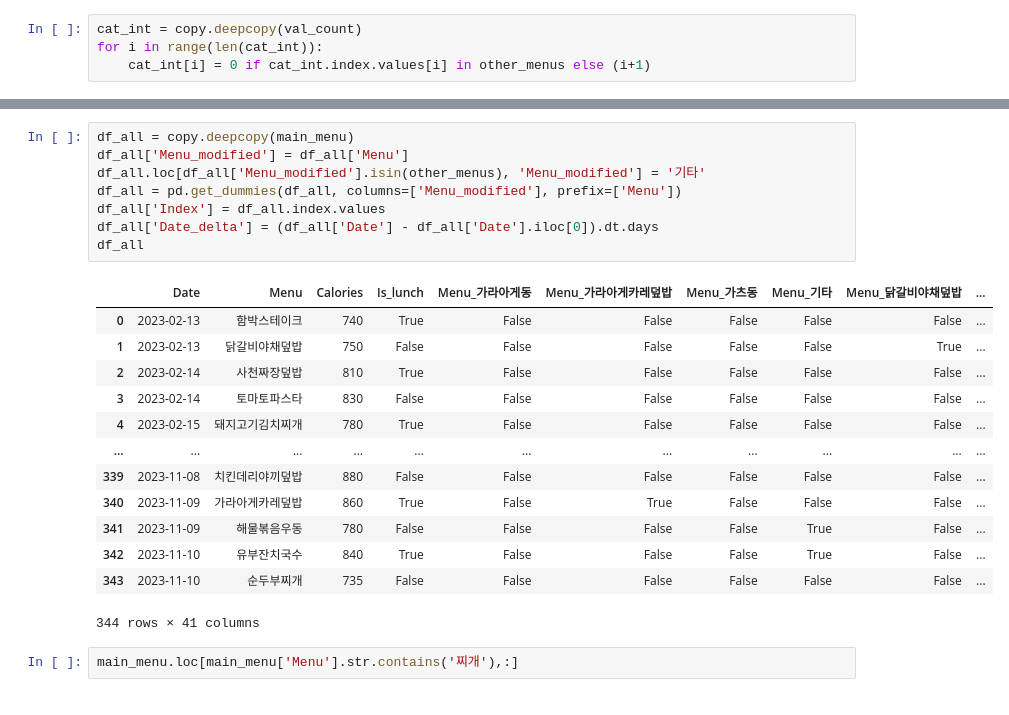
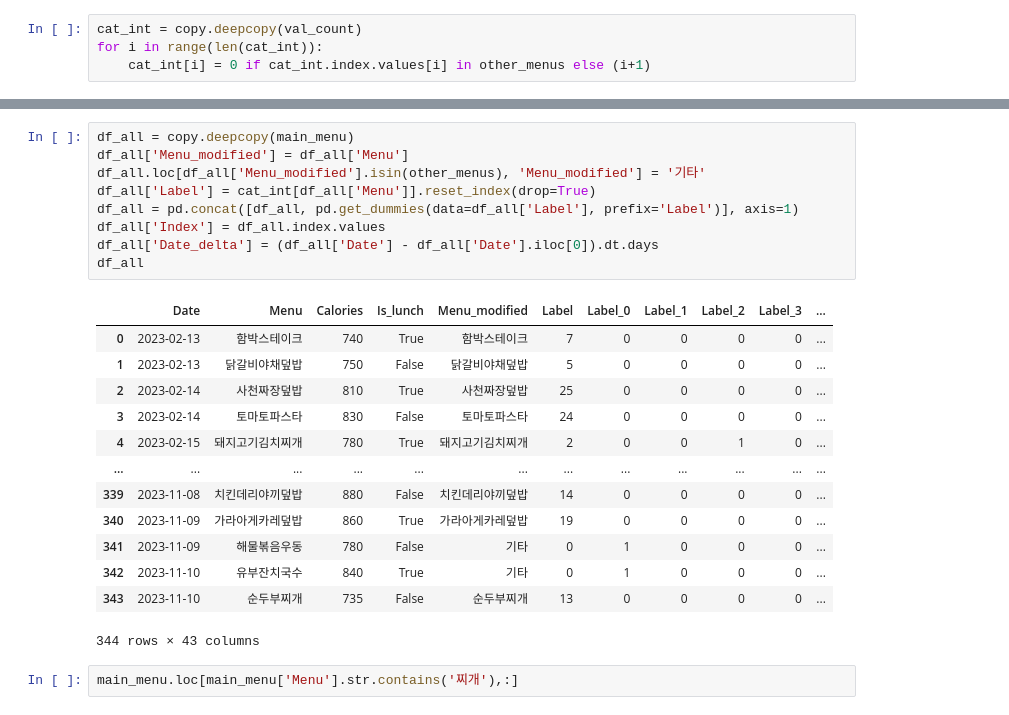
Before and after one commit to naniri04/Haksik_prediction, a Jupyter notebook: haksikchung.ipynb, the cells around one changed output, grey strips where cells are left out. Cells and saved outputs as stored; diff of their text form.

```diff
--- a/haksikchung.ipynb
+++ b/haksikchung.ipynb
@@ -232,25 +211,26 @@ Name: count, Length: 64, dtype: int64
 # %%
 df_all = copy.deepcopy(main_menu)
 df_all['Menu_modified'] = df_all['Menu']
 df_all.loc[df_all['Menu_modified'].isin(other_menus), 'Menu_modified'] = '기타'
-df_all = pd.get_dummies(df_all, columns=['Menu_modified'], prefix=['Menu'])
+df_all['Label'] = cat_int[df_all['Menu']].reset_index(drop=True)
+df_all = pd.concat([df_all, pd.get_dummies(data=df_all['Label'], prefix='Label')], axis=1)
 df_all['Index'] = df_all.index.values
 df_all['Date_delta'] = (df_all['Date'] - df_all['Date'].iloc[0]).dt.days
 df_all
 # %% [output]
-|  | Date | Menu | Calories | Is_lunch | Menu_가라아게동 | Menu_가라아게카레덮밥 | Menu_가츠동 | Menu_기타 | Menu_닭갈비야채덮밥 | ... |
-| 0 | 2023-02-13 | 함박스테이크 | 740 | True | False | False | False | False | False | ... |
-| 1 | 2023-02-13 | 닭갈비야채덮밥 | 750 | False | False | False | False | False | True | ... |
-| 2 | 2023-02-14 | 사천짜장덮밥 | 810 | True | False | False | False | False | False | ... |
-| 3 | 2023-02-14 | 토마토파스타 | 830 | False | False | False | False | False | False | ... |
-| 4 | 2023-02-15 | 돼지고기김치찌개 | 780 | True | False | False | False | False | False | ... |
-| ... | ... | ... | ... | ... | ... | ... | ... | ... | ... | ... |
-| 339 | 2023-11-08 | 치킨데리야끼덮밥 | 880 | False | False | False | False | False | False | ... |
-| 340 | 2023-11-09 | 가라아게카레덮밥 | 860 | True | False | True | False | False | False | ... |
-| 341 | 2023-11-09 | 해물볶음우동 | 780 | False | False | False | False | True | False | ... |
-| 342 | 2023-11-10 | 유부잔치국수 | 840 | True | False | False | False | True | False | ... |
-| 343 | 2023-11-10 | 순두부찌개 | 735 | False | False | False | False | False | False | ... |
+|  | Date | Menu | Calories | Is_lunch | Menu_modified | Label | Label_0 | Label_1 | Label_2 | Label_3 | ... |
+| 0 | 2023-02-13 | 함박스테이크 | 740 | True | 함박스테이크 | 7 | 0 | 0 | 0 | 0 | ... |
+| 1 | 2023-02-13 | 닭갈비야채덮밥 | 750 | False | 닭갈비야채덮밥 | 5 | 0 | 0 | 0 | 0 | ... |
+| 2 | 2023-02-14 | 사천짜장덮밥 | 810 | True | 사천짜장덮밥 | 25 | 0 | 0 | 0 | 0 | ... |
+| 3 | 2023-02-14 | 토마토파스타 | 830 | False | 토마토파스타 | 24 | 0 | 0 | 0 | 0 | ... |
+| 4 | 2023-02-15 | 돼지고기김치찌개 | 780 | True | 돼지고기김치찌개 | 2 | 0 | 0 | 1 | 0 | ... |
+| ... | ... | ... | ... | ... | ... | ... | ... | ... | ... | ... | ... |
+| 339 | 2023-11-08 | 치킨데리야끼덮밥 | 880 | False | 치킨데리야끼덮밥 | 14 | 0 | 0 | 0 | 0 | ... |
+| 340 | 2023-11-09 | 가라아게카레덮밥 | 860 | True | 가라아게카레덮밥 | 19 | 0 | 0 | 0 | 0 | ... |
+| 341 | 2023-11-09 | 해물볶음우동 | 780 | False | 기타 | 0 | 1 | 0 | 0 | 0 | ... |
+| 342 | 2023-11-10 | 유부잔치국수 | 840 | True | 기타 | 0 | 1 | 0 | 0 | 0 | ... |
+| 343 | 2023-11-10 | 순두부찌개 | 735 | False | 순두부찌개 | 13 | 0 | 0 | 0 | 0 | ... |
-344 rows × 41 columns
+344 rows × 43 columns
 # %%
 main_menu.loc[main_menu['Menu'].str.contains('찌개'),:]
 # %% [output]
```
Also changed, not shown: parts of 3 cells of this notebook.
